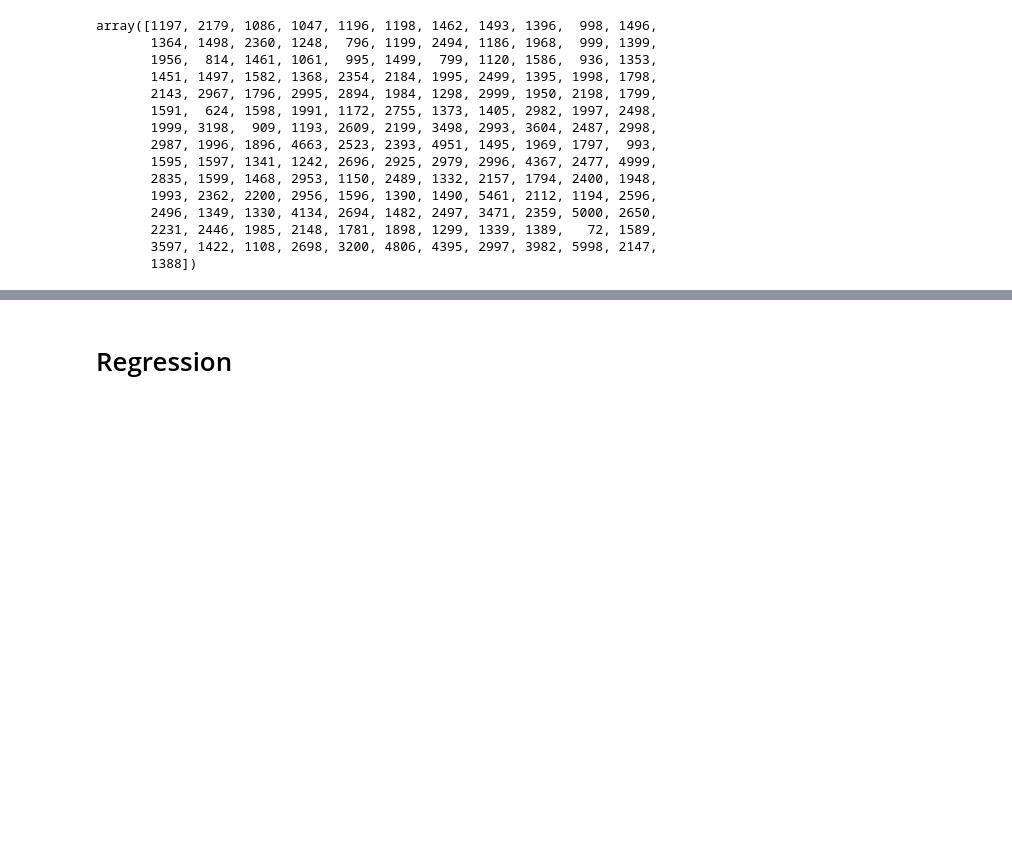
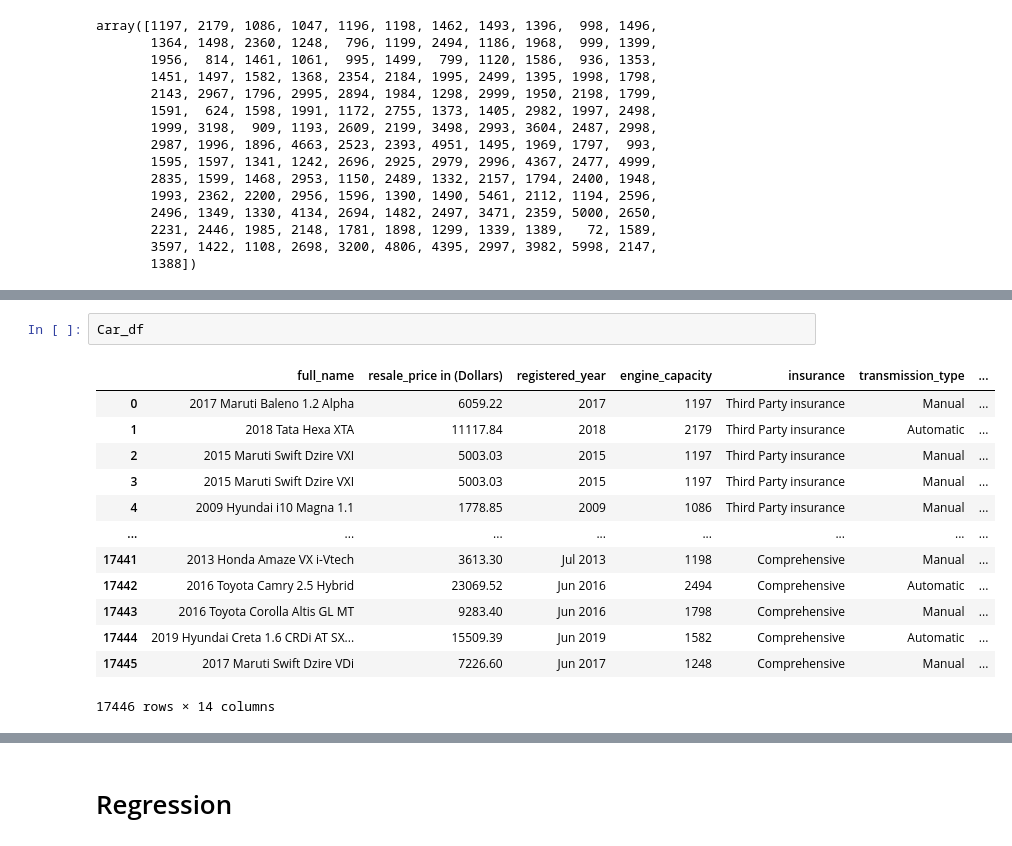
Before and after one commit to NitoBoritto/Car_Sales_Regression_Analysis, a Jupyter notebook: Car_Sales_Regression.ipynb, the cells around one changed output, grey strips where cells are left out. Saved outputs shown, nothing was run; the diff lists cells and outputs as text; blank space fills up the shorter version.

```diff
--- a/Car_Sales_Regression.ipynb
+++ b/Car_Sales_Regression.ipynb
@@ -346,0 +372,16 @@ array([1197, 2179, 1086, 1047, 1196, 1198, 1462, 1493, 1396,  998, 1496,
+# %%
+Car_df
+# %% [output]
+|  | full_name | resale_price in (Dollars) | registered_year | engine_capacity | insurance | transmission_type | ... |
+| 0 | 2017 Maruti Baleno 1.2 Alpha | 6059.22 | 2017 | 1197 | Third Party insurance | Manual | ... |
+| 1 | 2018 Tata Hexa XTA | 11117.84 | 2018 | 2179 | Third Party insurance | Automatic | ... |
+| 2 | 2015 Maruti Swift Dzire VXI | 5003.03 | 2015 | 1197 | Third Party insurance | Manual | ... |
+| 3 | 2015 Maruti Swift Dzire VXI | 5003.03 | 2015 | 1197 | Third Party insurance | Manual | ... |
+| 4 | 2009 Hyundai i10 Magna 1.1 | 1778.85 | 2009 | 1086 | Third Party insurance | Manual | ... |
+| ... | ... | ... | ... | ... | ... | ... | ... |
+| 17441 | 2013 Honda Amaze VX i-Vtech | 3613.30 | Jul 2013 | 1198 | Comprehensive | Manual | ... |
+| 17442 | 2016 Toyota Camry 2.5 Hybrid | 23069.52 | Jun 2016 | 2494 | Comprehensive | Automatic | ... |
+| 17443 | 2016 Toyota Corolla Altis GL MT | 9283.40 | Jun 2016 | 1798 | Comprehensive | Manual | ... |
+| 17444 | 2019 Hyundai Creta 1.6 CRDi AT SX... | 15509.39 | Jun 2019 | 1582 | Comprehensive | Automatic | ... |
+| 17445 | 2017 Maruti Swift Dzire VDi | 7226.60 | Jun 2017 | 1248 | Comprehensive | Manual | ... |
+17446 rows × 14 columns
```
Also changed, not shown: parts of 6 cells of this notebook.
